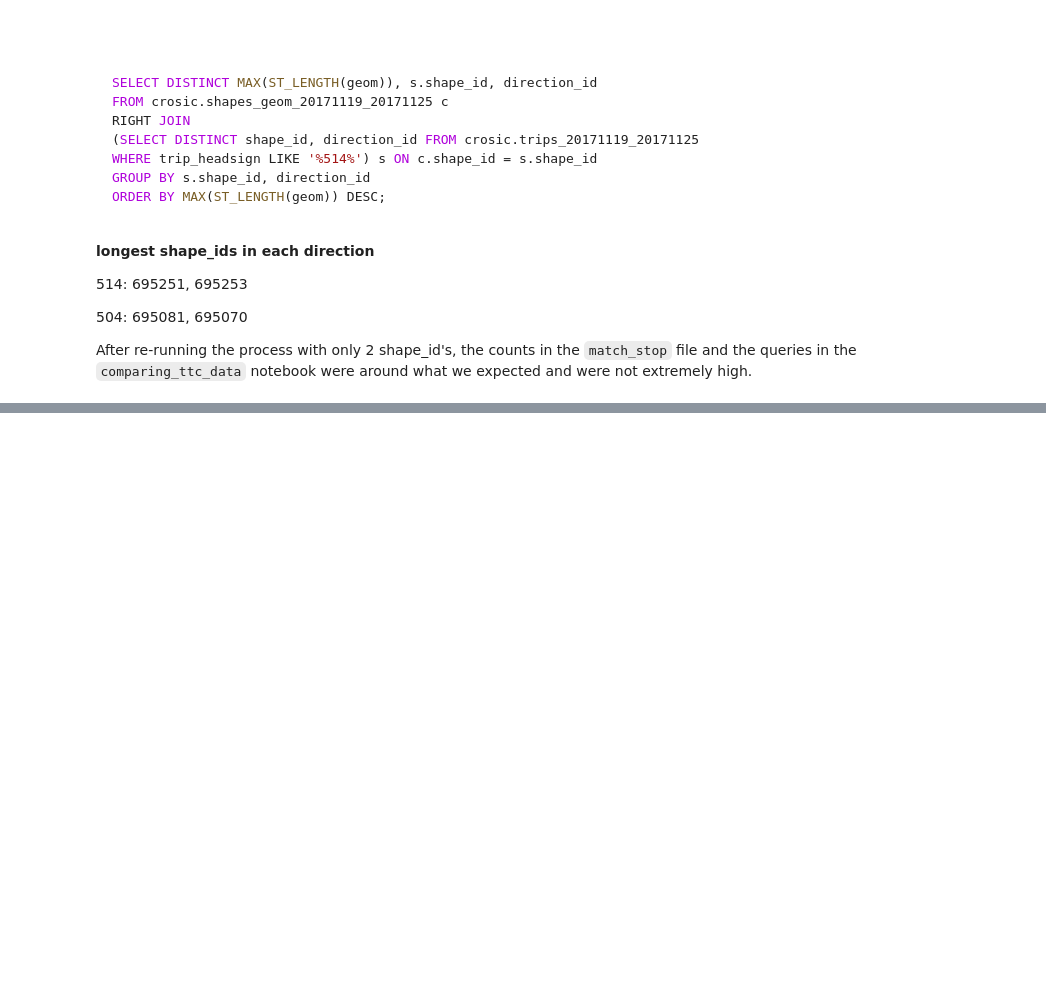
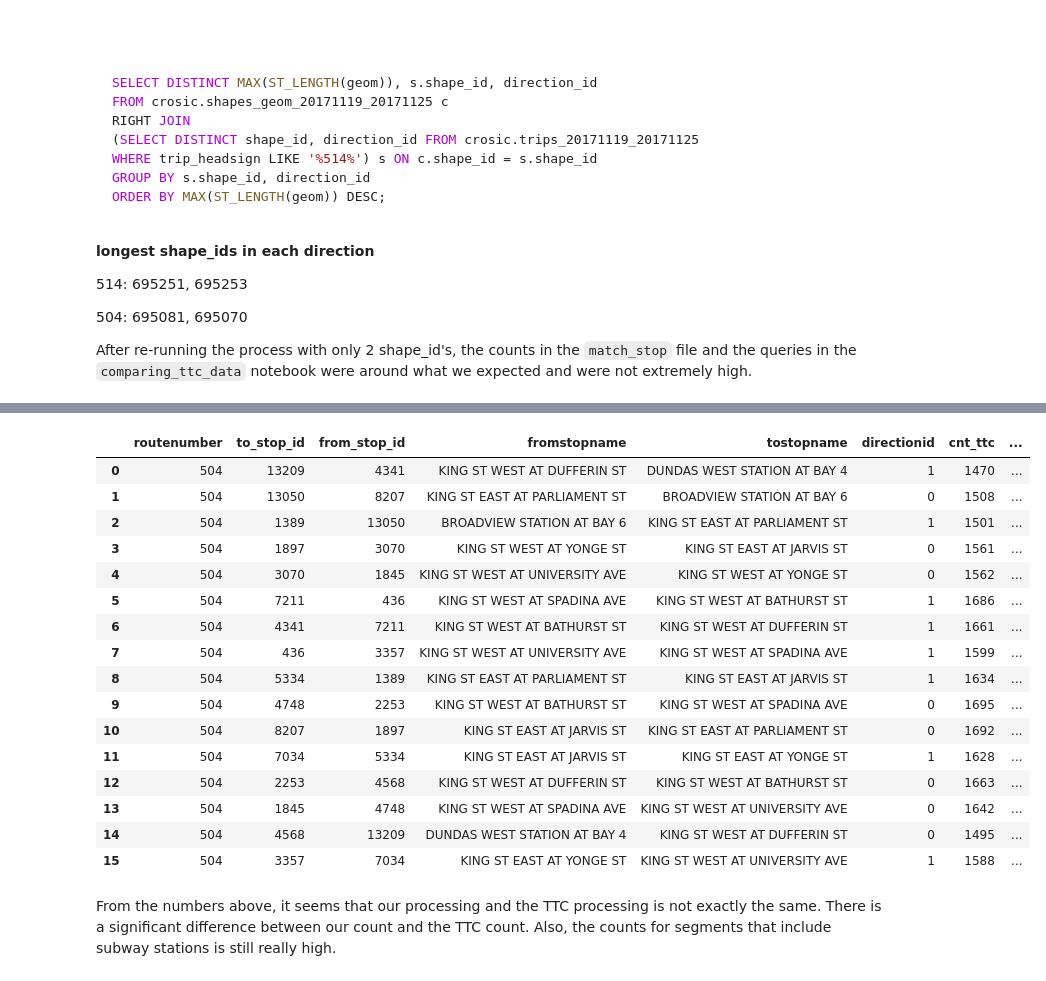
Before and after one commit to webgisgeek/bdit_data-sources, a Jupyter notebook: ttc/debugging_cis_ttc_comparison.ipynb, the cells around one changed output, grey strips where cells are left out. Saved outputs shown, nothing was run; the diff lists cells and outputs as text; code cells hidden in the pictures; blank space fills up the shorter version.

```diff
--- a/ttc/debugging_cis_ttc_comparison.ipynb
+++ b/ttc/debugging_cis_ttc_comparison.ipynb
@@ -594,2 +669,76 @@ After re-running the process with only 2 shape_id's, the counts in the `match_st
+# %%
+sql_result = '''
+WITH to_stop_table AS (
+SELECT t.stop_id to_stop, trip_id, direction_id, arrival_time
+FROM crosic.cis_504_11192017_11252017_tripids t
+WHERE t.stop_id IN (SELECT to_stop_id FROM crosic.section_runs)
+OR t.stop_id IN (SELECT to_stop_id2 FROM crosic.section_runs)
+),
+
+from_stop_table AS (
+SELECT t.stop_id from_stop, trip_id, direction_id, departure_time
+FROM crosic.cis_504_11192017_11252017_tripids t
+WHERE t.stop_id IN (SELECT from_stop_id FROM crosic.section_runs)
+OR t.stop_id IN (SELECT from_stop_id2 FROM crosic.section_runs)
+),
+
+stops AS (
+SELECT to_stop, from_stop, t.direction_id, t.trip_id, arrival_time, departure_time
+FROM from_stop_table f JOIN to_stop_table t ON f.trip_id = t.trip_id and f.direction_id = t.direction_id
+),
+
+ttc_cis AS (
+SELECT DISTINCT fromstopname, tostopname, directionid, COUNT(*) cnt, to_stop_id, from_stop_id, routenumber,
+AVG(EXTRACT(EPOCH FROM (to_char(journeydate, 'YYYY-MM-DD') || ' ' || to_char(toarrstoptime, 'HH24:MI:SS'))::timestamp
+- (to_char(journeydate, 'YYYY-MM-DD') || ' ' || to_char(fromstopdepaturetime, 'HH24:MI:SS'))::timestamp)  ) /60
+AS time_diff_minutes_ttc
+FROM section_runs
+WHERE routenumber = 504 and toarrstoptime > fromstopdepaturetime
+GROUP BY fromstopname, tostopname, to_stop_id, from_stop_id, directionid, routenumber
+ORDER BY time_diff_minutes_ttc
+),
+
+output AS (
+SELECT routenumber, to_stop_id, from_stop_id,  fromstopname, tostopname, directionid, cnt cnt_ttc, time_diff_minutes_ttc,
+COUNT(*) cnt_our_cis,
+
+AVG(EXTRACT(EPOCH FROM arrival_time - departure_time)) /60
+AS time_diff_minutes_our_cis
+
+
+FROM stops s JOIN ttc_cis ttc ON s.to_stop = ttc.to_stop_id AND s.from_stop = ttc.from_stop_id
+
+WHERE s.direction_id = ttc.directionid and ttc.routenumber = 504 and arrival_time > departure_time
+GROUP BY to_stop_id, from_stop_id,  fromstopname, tostopname, directionid, ttc.cnt, time_diff_minutes_ttc, routenumber
+ORDER BY time_diff_minutes_ttc, time_diff_minutes_our_cis
+)
+
+SELECT routenumber, to_stop_id, from_stop_id,  fromstopname, tostopname, directionid, cnt_ttc, time_diff_minutes_ttc,
+cnt_our_cis, time_diff_minutes_our_cis, abs(time_diff_minutes_our_cis - time_diff_minutes_ttc) ttc_our_time_difference
+FROM output
+WHERE cnt_ttc > 105
+ORDER BY abs(cnt_ttc - cnt_our_cis) DESC;
+'''
+pandasql.read_sql(sql_result, con)
+# %% [output]
+|  | routenumber | to_stop_id | from_stop_id | fromstopname | tostopname | directionid | cnt_ttc | ... |
+| 0 | 504 | 13209 | 4341 | KING ST WEST AT DUFFERIN ST | DUNDAS WEST STATION AT BAY 4 | 1 | 1470 | ... |
+| 1 | 504 | 13050 | 8207 | KING ST EAST AT PARLIAMENT ST | BROADVIEW STATION AT BAY 6 | 0 | 1508 | ... |
+| 2 | 504 | 1389 | 13050 | BROADVIEW STATION AT BAY 6 | KING ST EAST AT PARLIAMENT ST | 1 | 1501 | ... |
+| 3 | 504 | 1897 | 3070 | KING ST WEST AT YONGE ST | KING ST EAST AT JARVIS ST | 0 | 1561 | ... |
+| 4 | 504 | 3070 | 1845 | KING ST WEST AT UNIVERSITY AVE | KING ST WEST AT YONGE ST | 0 | 1562 | ... |
+| 5 | 504 | 7211 | 436 | KING ST WEST AT SPADINA AVE | KING ST WEST AT BATHURST ST | 1 | 1686 | ... |
+| 6 | 504 | 4341 | 7211 | KING ST WEST AT BATHURST ST | KING ST WEST AT DUFFERIN ST | 1 | 1661 | ... |
+| 7 | 504 | 436 | 3357 | KING ST WEST AT UNIVERSITY AVE | KING ST WEST AT SPADINA AVE | 1 | 1599 | ... |
+| 8 | 504 | 5334 | 1389 | KING ST EAST AT PARLIAMENT ST | KING ST EAST AT JARVIS ST | 1 | 1634 | ... |
+| 9 | 504 | 4748 | 2253 | KING ST WEST AT BATHURST ST | KING ST WEST AT SPADINA AVE | 0 | 1695 | ... |
+| 10 | 504 | 8207 | 1897 | KING ST EAST AT JARVIS ST | KING ST EAST AT PARLIAMENT ST | 0 | 1692 | ... |
+| 11 | 504 | 7034 | 5334 | KING ST EAST AT JARVIS ST | KING ST EAST AT YONGE ST | 1 | 1628 | ... |
+| 12 | 504 | 2253 | 4568 | KING ST WEST AT DUFFERIN ST | KING ST WEST AT BATHURST ST | 0 | 1663 | ... |
+| 13 | 504 | 1845 | 4748 | KING ST WEST AT SPADINA AVE | KING ST WEST AT UNIVERSITY AVE | 0 | 1642 | ... |
+| 14 | 504 | 4568 | 13209 | DUNDAS WEST STATION AT BAY 4 | KING ST WEST AT DUFFERIN ST | 0 | 1495 | ... |
+| 15 | 504 | 3357 | 7034 | KING ST EAST AT YONGE ST | KING ST WEST AT UNIVERSITY AVE | 1 | 1588 | ... |
+# %% [markdown]
+From the numbers above, it seems that our processing and the TTC processing is not exactly the same. There is a significant difference between our count and the TTC count. Also, the counts for segments that include subway stations is still really high.
 # %%
 con.close()
```
Also changed, not shown: parts of 2 cells of this notebook, 2 other files.
